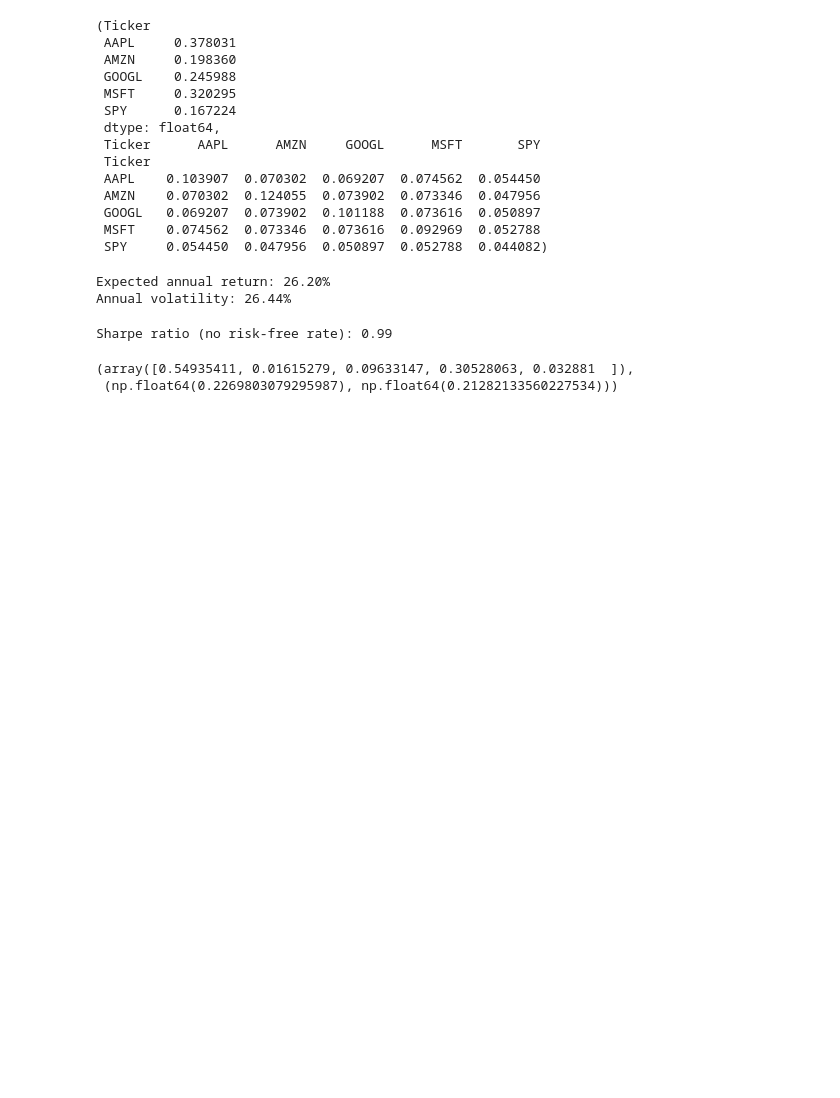
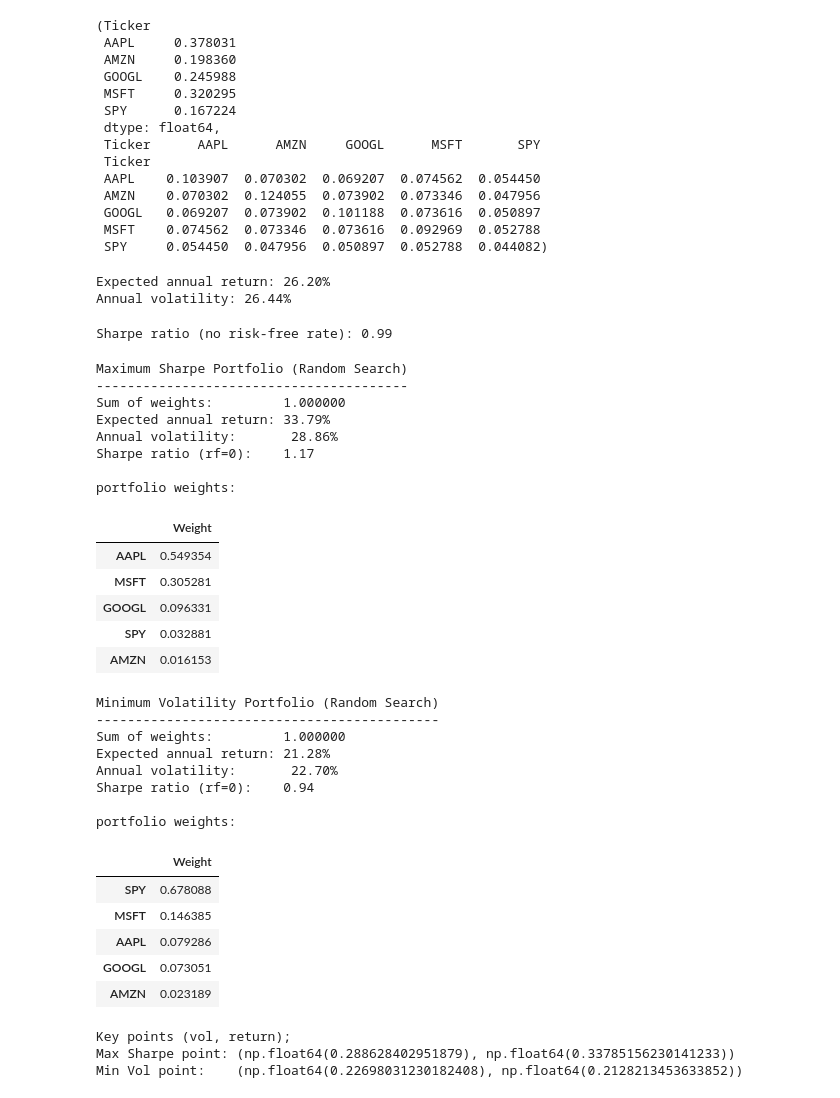
Before and after one commit to eyet7/Markowitz-portfolio-optimization, a Jupyter notebook: notebooks/01_markowitz.ipynb, the cells around one changed output. Cells and saved outputs as stored; diff of their text form; code cells hidden in the pictures; blank space fills up the shorter version.

```diff
--- a/notebooks/01_markowitz.ipynb
+++ b/notebooks/01_markowitz.ipynb
@@ -109,34 +109,93 @@ n_assests = len (mu)
 
 #Arrays to store results
 port_returns = np.zeros(n_portfolios)
 port_vols = np.zeros(n_portfolios)
 port_sharpes = np.zeros(n_portfolios)
 weights_store = np.zeros((n_portfolios, n_assests))
 
 for i in range(n_portfolios):
   # Random long-only weights that sum to 1
   w = np.random.random(n_assets)
   w = w / w.sum()
 
   weights_store[i, :] = w
 
   # Portfolio return and risk
   r = np.dot(w, mu)
   v = np.sqrt(np.dot(w.T, np.dot(cov, w)))
 
   port_returns[i] = r
   port_vols[i] = v
   port_sharpes[i] = r / v
 
 
 # Identify best Sharpe and minimum volatility portfolios
 idx_max_sharpe = np.argmax(port_sharpes)
 idx_min_vol = np.argmin(port_vols)
 
-best_point = weights_store[idx_max_sharpe]
+best_w = weights_store[idx_max_sharpe]
+minvol_w = weights_store[idx_min_vol]
+
+best_point = (port_vols[idx_max_sharpe], port_returns[idx_max_sharpe])
 minvol_point = (port_vols[idx_min_vol], port_returns[idx_min_vol])
 
-best_point, minvol_point
+tickers = list(mu.index)
+
+def pretty_portfolio(name, w, mu, cov):
+  w = np.array(w)
+  expected_return = float(np.dot(w,mu))
+  volatility = float(np.sqrt(np.dot(w.T, np.dot(cov, w))))
+  sharpe_ratio = expected_return / volatility
+
+  # Create readable weight table
+  weights = pd.Series(w, index=tickers).sort_values(ascending=False)
+
+  print(f"\n{name}")
+  print("-"* len(name))
+  print(f"Sum of weights:         {w.sum():.6f}")
+  print(f"Expected annual return: {expected_return:.2%}")
+  print(f"Annual volatility:      {volatility: .2%}")
+  print(f"Sharpe ratio (rf=0):    {sharpe_ratio:.2f}\n")
+
+  print("portfolio weights:")
+  display(weights.to_frame("Weight"))
+
+# Display the two key portfolios
+pretty_portfolio("Maximum Sharpe Portfolio (Random Search)", best_w, mu, cov)
+pretty_portfolio("Minimum Volatility Portfolio (Random Search)",minvol_w, mu, cov )
+
+print("\nKey points (vol, return);")
+print(f"Max Sharpe point: {best_point}")
+print(f"Min Vol point:    {minvol_point}")
 # %% [output]
-(array([0.54935411, 0.01615279, 0.09633147, 0.30528063, 0.032881  ]),
- (np.float64(0.2269803079295987), np.float64(0.21282133560227534)))
+Maximum Sharpe Portfolio (Random Search)
+----------------------------------------
+Sum of weights:         1.000000
+Expected annual return: 33.79%
+Annual volatility:       28.86%
+Sharpe ratio (rf=0):    1.17
+
+portfolio weights:
+|  | Weight |
+| AAPL | 0.549354 |
+| MSFT | 0.305281 |
+| GOOGL | 0.096331 |
+| SPY | 0.032881 |
+| AMZN | 0.016153 |
+Minimum Volatility Portfolio (Random Search)
+--------------------------------------------
+Sum of weights:         1.000000
+Expected annual return: 21.28%
+Annual volatility:       22.70%
+Sharpe ratio (rf=0):    0.94
+
+portfolio weights:
+|  | Weight |
+| SPY | 0.678088 |
+| MSFT | 0.146385 |
+| AAPL | 0.079286 |
+| GOOGL | 0.073051 |
+| AMZN | 0.023189 |
+Key points (vol, return);
+Max Sharpe point: (np.float64(0.288628402951879), np.float64(0.33785156230141233))
+Min Vol point:    (np.float64(0.22698031230182408), np.float64(0.2128213453633852))
```
Also changed, not shown: parts of 4 cells of this notebook.
